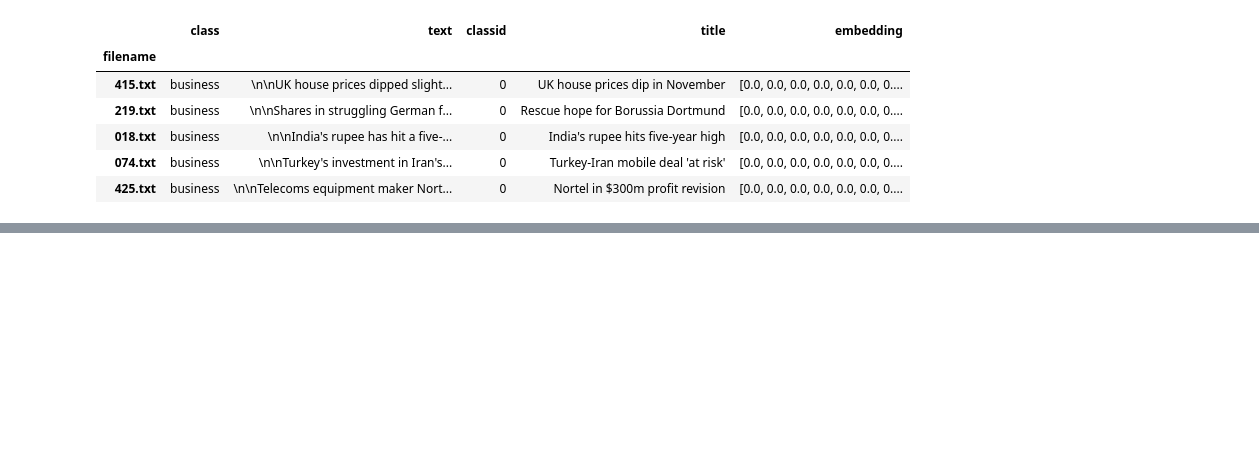
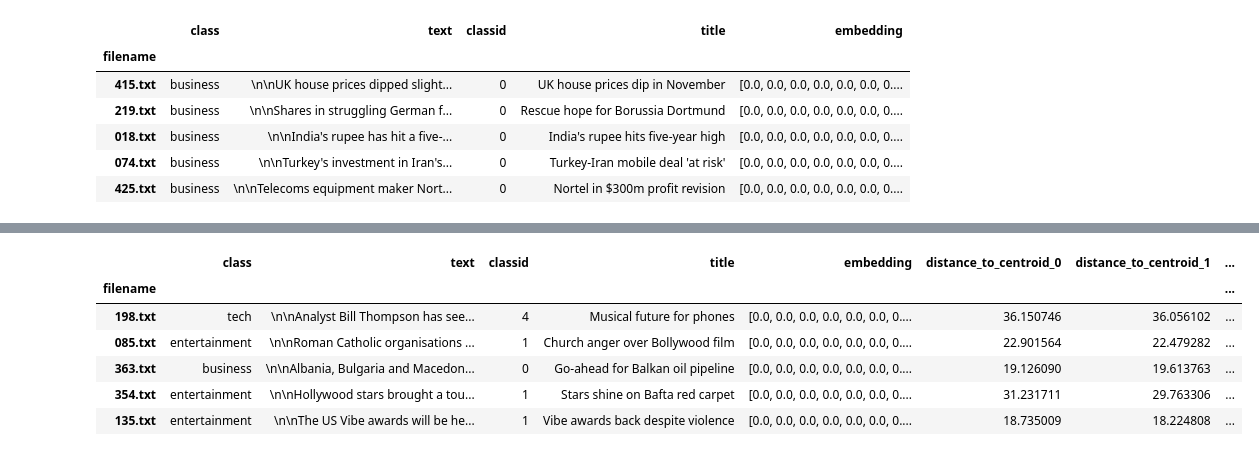
Before and after one commit to Nemit0/BBC-Centroid-Classification, a Jupyter notebook: bbc_analysis.ipynb, the cells around one changed output, grey strips where cells are left out. Saved outputs shown, nothing was run; the diff lists cells and outputs as text; code cells hidden in the pictures; blank space fills up the shorter version.

```diff
--- a/bbc_analysis.ipynb
+++ b/bbc_analysis.ipynb
@@ -153,4 +153,5 @@ print(features)
 # %%
+vectorizer = TfIdfVectorizer(norm=None, ngram_range=(1,2))
 texts = df['text']
 features = vectorizer.fit_transform(texts)
 features.shape
@@ -244,13 +284,3 @@ df.head()
 | 018.txt | business | \n\nIndia's rupee has hit a five-... | 0 | India's rupee hits five-year high | [0.0, 0.0, 0.0, 0.0, 0.0, 0.0, 0.... |
 | 074.txt | business | \n\nTurkey's investment in Iran's... | 0 | Turkey-Iran mobile deal 'at risk' | [0.0, 0.0, 0.0, 0.0, 0.0, 0.0, 0.... |
 | 425.txt | business | \n\nTelecoms equipment maker Nort... | 0 | Nortel in $300m profit revision | [0.0, 0.0, 0.0, 0.0, 0.0, 0.0, 0.... |
-# %%
-if isinstance(df.iloc[0]['embedding'], list):
-    # Convert list to numpy arrays if necessary
-    df['embedding'] = df['embedding'].apply(np.array)
-
-# Group by 'classid' and calculate the mean of embeddings
-centroid_df = df.groupby('classid')['embedding'].apply(lambda x: np.mean(np.stack(x), axis=0)).reset_index()
-
-# Print the resulting DataFrame with centroids
-print(centroid_df)
@@ -317,0 +287,19 @@ def gaussian_pdf(x, variance:float, mean=0):
+# %%
+# Start calculating centroind and variance from test dataset
+if isinstance(df.iloc[0]['embedding'], list):
+    df['embedding'] = df['embedding'].apply(lambda x: np.array(x, dtype=np.float128))
+
+train_test_ratio = 0.7
+train_size = int(len(df) * train_test_ratio)
+# Shuffle dataset
+df = df.sample(frac=1)
+train_df = df.iloc[:train_size]
+test_df = df.iloc[train_size:]
+
+centroid_df = train_df.groupby('classid')['embedding'].apply(lambda x: np.mean(np.stack(x), axis=0)).reset_index()
+
+centroid_df['embedding'] = centroid_df['embedding'].apply(lambda x: np.array(x, dtype=np.float128))
+
+centroid_df.columns = ['classid', 'centroid']
+
+centroid_df.head()
@@ -317,0 +313,22 @@ def gaussian_pdf(x, variance:float, mean=0):
+# %%
+df_test = df.copy()
+
+df['distance_to_centroid_0'] = df['embedding'].apply(lambda x: np.float128(np.linalg.norm(x - centroid_df.loc[0]['centroid'])))
+df['distance_to_centroid_1'] = df['embedding'].apply(lambda x: np.float128(np.linalg.norm(x - centroid_df.loc[1]['centroid'])))
+df['distance_to_centroid_2'] = df['embedding'].apply(lambda x: np.float128(np.linalg.norm(x - centroid_df.loc[2]['centroid'])))
+df['distance_to_centroid_3'] = df['embedding'].apply(lambda x: np.float128(np.linalg.norm(x - centroid_df.loc[3]['centroid'])))
+df['distance_to_centroid_4'] = df['embedding'].apply(lambda x: np.float128(np.linalg.norm(x - centroid_df.loc[4]['centroid'])))
+
+
+train_df = df.iloc[:train_size]
+test_df = df.iloc[train_size:]
+
+df.head()
+# %% [output]
+|  | class | text | classid | title | embedding | distance_to_centroid_0 | distance_to_centroid_1 | ... |
+| filename |  |  |  |  |  |  |  | ... |
+| 198.txt | tech | \n\nAnalyst Bill Thompson has see... | 4 | Musical future for phones | [0.0, 0.0, 0.0, 0.0, 0.0, 0.0, 0.... | 36.150746 | 36.056102 | ... |
+| 085.txt | entertainment | \n\nRoman Catholic organisations ... | 1 | Church anger over Bollywood film | [0.0, 0.0, 0.0, 0.0, 0.0, 0.0, 0.... | 22.901564 | 22.479282 | ... |
+| 363.txt | business | \n\nAlbania, Bulgaria and Macedon... | 0 | Go-ahead for Balkan oil pipeline | [0.0, 0.0, 0.0, 0.0, 0.0, 0.0, 0.... | 19.126090 | 19.613763 | ... |
+| 354.txt | entertainment | \n\nHollywood stars brought a tou... | 1 | Stars shine on Bafta red carpet | [0.0, 0.0, 0.0, 0.0, 0.0, 0.0, 0.... | 31.231711 | 29.763306 | ... |
+| 135.txt | entertainment | \n\nThe US Vibe awards will be he... | 1 | Vibe awards back despite violence | [0.0, 0.0, 0.0, 0.0, 0.0, 0.0, 0.... | 18.735009 | 18.224808 | ... |
```
Also changed, not shown: parts of 20 cells of this notebook, 2 other files.
